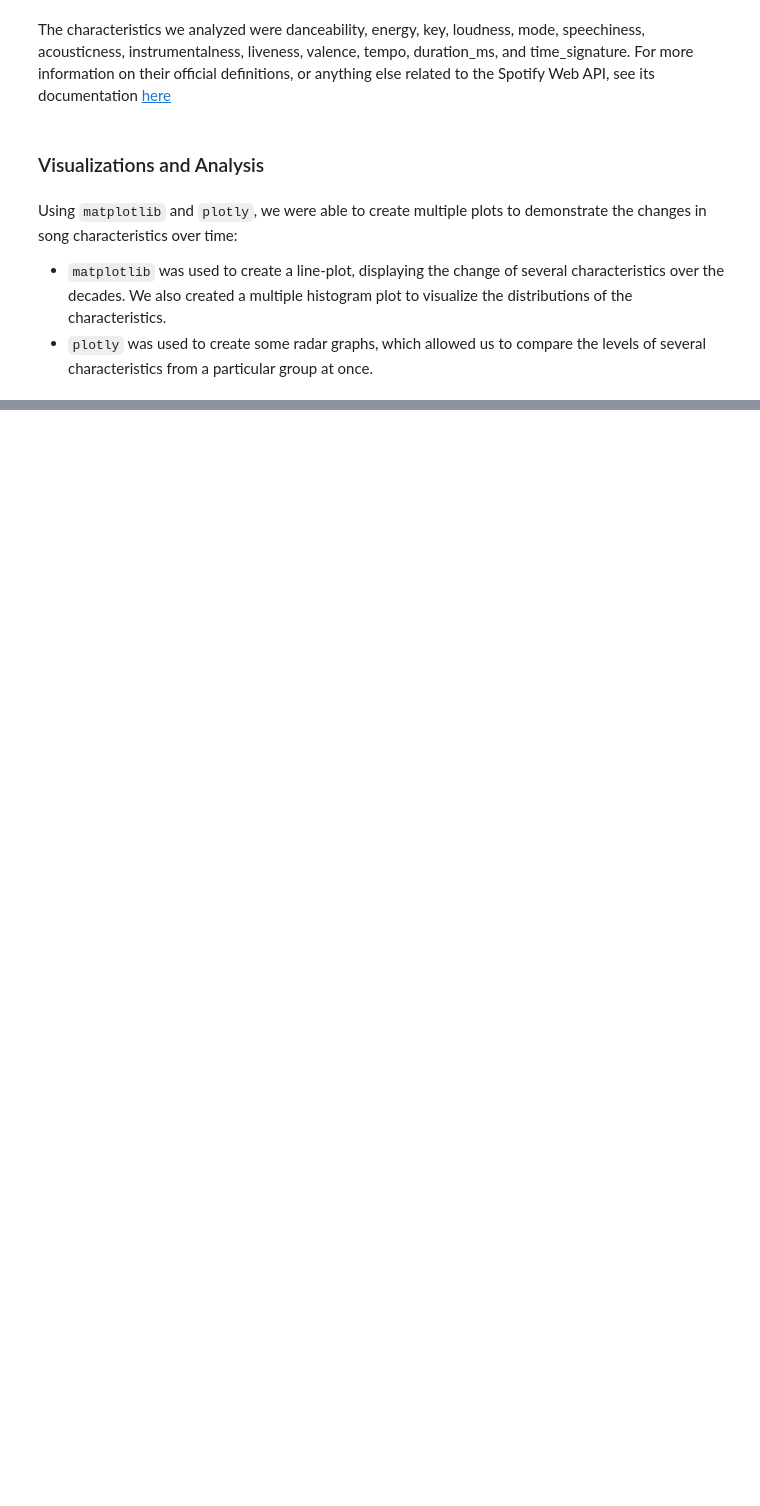
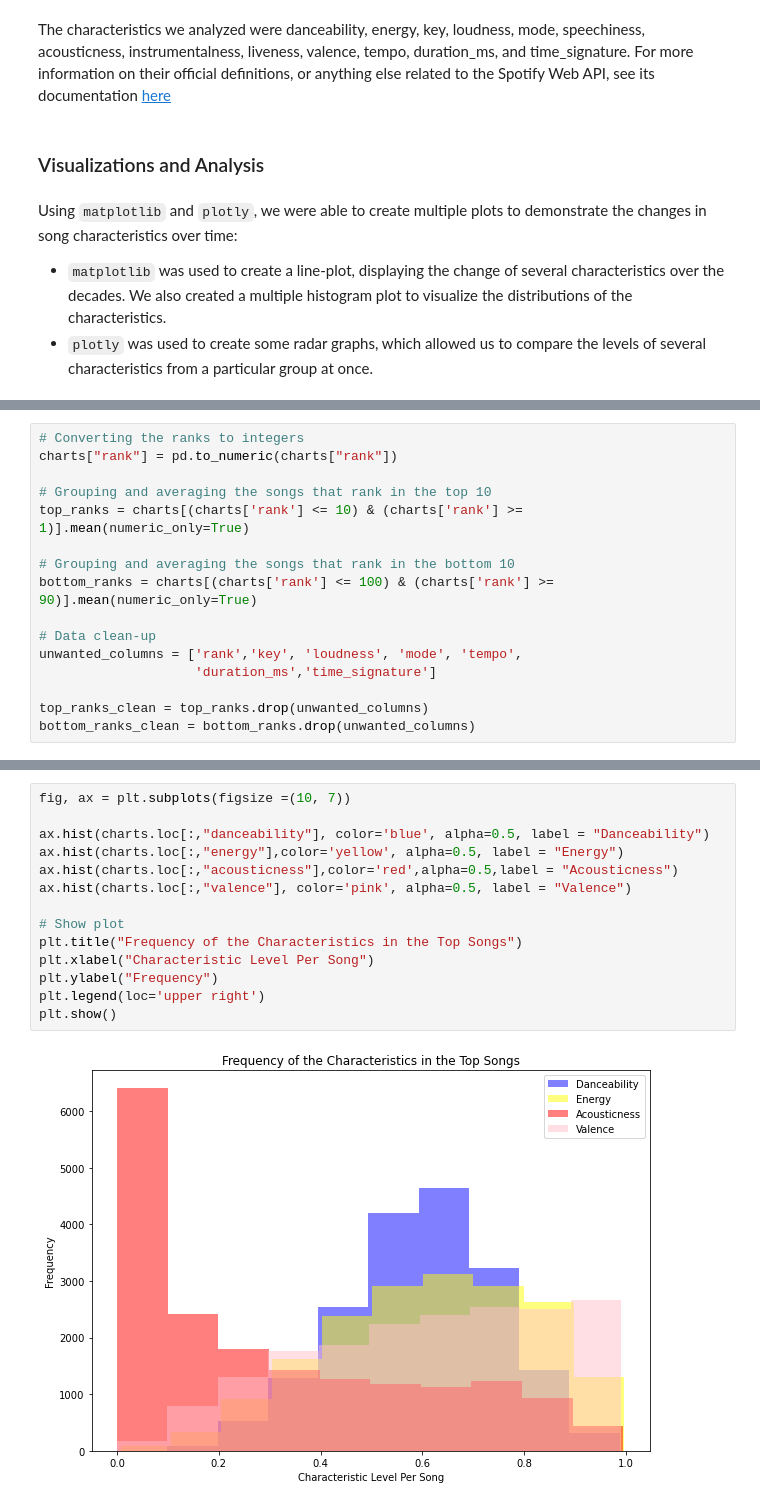
Before and after one commit to olincollege/billboard-hot-100-characteristics, a Jupyter notebook: computational_essay_qm.ipynb, the cells around one changed output, grey strips where cells are left out. Drawn from its saved outputs; the diff is of its cells as text; blank space fills up the shorter version.

```diff
--- a/computational_essay_qm.ipynb
+++ b/computational_essay_qm.ipynb
@@ -63,0 +118,16 @@ Using `matplotlib` and `plotly`, we were able to create multiple plots to demons
+# %%
+# Converting the ranks to integers
+charts["rank"] = pd.to_numeric(charts["rank"])
+
+# Grouping and averaging the songs that rank in the top 10
+top_ranks = charts[(charts['rank'] <= 10) & (charts['rank'] >= 1)].mean(numeric_only=True)
+
+# Grouping and averaging the songs that rank in the bottom 10
+bottom_ranks = charts[(charts['rank'] <= 100) & (charts['rank'] >= 90)].mean(numeric_only=True)
+
+# Data clean-up
+unwanted_columns = ['rank','key', 'loudness', 'mode', 'tempo',
+                    'duration_ms','time_signature']
+
+top_ranks_clean = top_ranks.drop(unwanted_columns)
+bottom_ranks_clean = bottom_ranks.drop(unwanted_columns)
@@ -63,0 +208,16 @@ Using `matplotlib` and `plotly`, we were able to create multiple plots to demons
+# %%
+fig, ax = plt.subplots(figsize =(10, 7))
+
+ax.hist(charts.loc[:,"danceability"], color='blue', alpha=0.5, label = "Danceability")
+ax.hist(charts.loc[:,"energy"],color='yellow', alpha=0.5, label = "Energy")
+ax.hist(charts.loc[:,"acousticness"],color='red',alpha=0.5,label = "Acousticness")
+ax.hist(charts.loc[:,"valence"], color='pink', alpha=0.5, label = "Valence")
+
+# Show plot
+plt.title("Frequency of the Characteristics in the Top Songs")
+plt.xlabel("Characteristic Level Per Song")
+plt.ylabel("Frequency")
+plt.legend(loc='upper right')
+plt.show()
+# %% [output]
+[figure, added]
```
Also changed, not shown: parts of 11 cells of this notebook, 2 other files.
